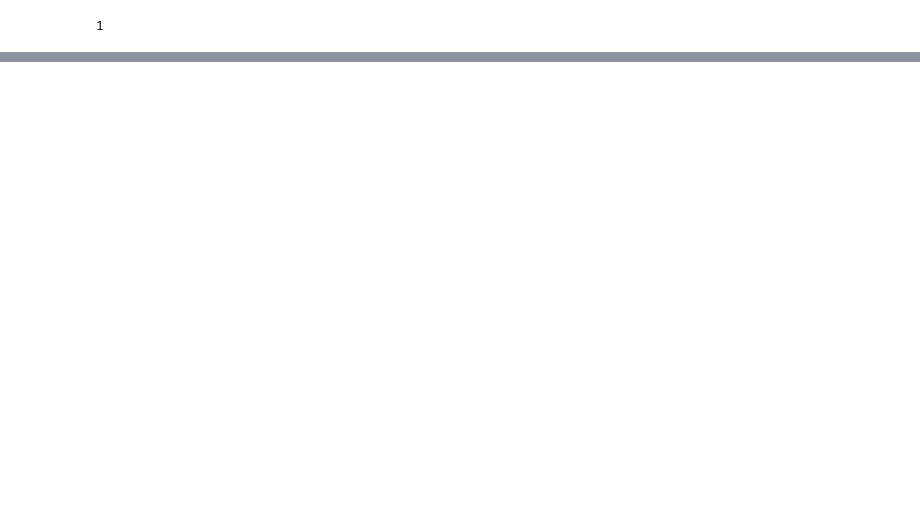
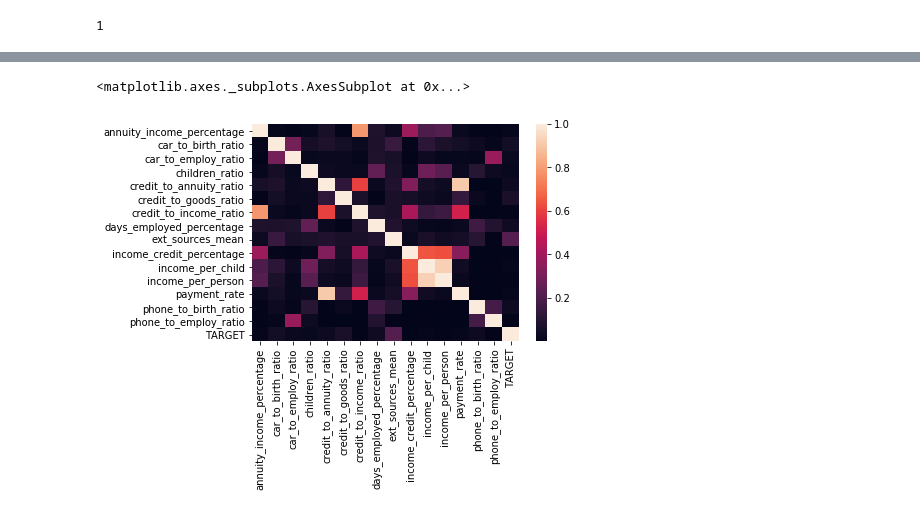
Before and after one commit to minerva-ml/open-solution-home-credit, a Jupyter notebook: notebooks/eda-application.ipynb, the cells around one changed output, grey strips where cells are left out. Drawn from its saved outputs; the diff is of its cells as text; code cells hidden in the pictures; blank space fills up the shorter version.

Commit message:
explored application features

```diff
--- a/notebooks/eda-application.ipynb
+++ b/notebooks/eda-application.ipynb
@@ -4,5 +4,5 @@ from sklearn.externals import joblib
 %matplotlib inline
 import seaborn as sns
 
-application = pd.read_csv('/mnt/ml-team/minerva/open-solutions/home-credit/files/unzipped_data/application_train.csv', nrows=1000)
+X = pd.read_csv('/mnt/ml-team/minerva/open-solutions/home-credit/files/unzipped_data/application_train.csv')
 # %%
@@ -21,0 +28,35 @@ application[application['DAYS_EMPLOYED'].sort_values(ascending=False) / 365. > 5
+# %%
+X['annuity_income_percentage'] = X['AMT_ANNUITY'] / X['AMT_INCOME_TOTAL']
+X['car_to_birth_ratio'] = X['OWN_CAR_AGE'] / X['DAYS_BIRTH']
+X['car_to_employ_ratio'] = X['OWN_CAR_AGE'] / X['DAYS_EMPLOYED']
+X['children_ratio'] = X['CNT_CHILDREN'] / X['CNT_FAM_MEMBERS']
+X['credit_to_annuity_ratio'] = X['AMT_CREDIT'] / X['AMT_ANNUITY']
+X['credit_to_goods_ratio'] = X['AMT_CREDIT'] / X['AMT_GOODS_PRICE']
+X['credit_to_income_ratio'] = X['AMT_CREDIT'] / X['AMT_INCOME_TOTAL']
+X['days_employed_percentage'] = X['DAYS_EMPLOYED'] / X['DAYS_BIRTH']
+X['ext_sources_mean'] = X[['EXT_SOURCE_1', 'EXT_SOURCE_2', 'EXT_SOURCE_3']].mean(axis=1)
+X['income_credit_percentage'] = X['AMT_INCOME_TOTAL'] / X['AMT_CREDIT']
+X['income_per_child'] = X['AMT_INCOME_TOTAL'] / (1 + X['CNT_CHILDREN'])
+X['income_per_person'] = X['AMT_INCOME_TOTAL'] / X['CNT_FAM_MEMBERS']
+X['payment_rate'] = X['AMT_ANNUITY'] / X['AMT_CREDIT']
+X['phone_to_birth_ratio'] = X['DAYS_LAST_PHONE_CHANGE'] / X['DAYS_BIRTH']
+X['phone_to_employ_ratio'] = X['DAYS_LAST_PHONE_CHANGE'] / X['DAYS_EMPLOYED']
+# %%
+engineered_numerical_columns = ['annuity_income_percentage',
+                                 'car_to_birth_ratio',
+                                 'car_to_employ_ratio',
+                                 'children_ratio',
+                                 'credit_to_annuity_ratio',
+                                 'credit_to_goods_ratio',
+                                 'credit_to_income_ratio',
+                                 'days_employed_percentage',
+                                 'ext_sources_mean',
+                                 'income_credit_percentage',
+                                 'income_per_child',
+                                 'income_per_person',
+                                 'payment_rate',
+                                 'phone_to_birth_ratio',
+                                 'phone_to_employ_ratio']
+# %%
+X_eng = X[engineered_numerical_columns + ['TARGET']]
+X_eng_corr = abs(X_eng.corr())
@@ -21,0 +83,7 @@ application[application['DAYS_EMPLOYED'].sort_values(ascending=False) / 365. > 5
+# %%
+sns.heatmap(X_eng_corr,
+            xticklabels=X_eng_corr.columns,
+            yticklabels=X_eng_corr.columns)
+# %% [output]
+<matplotlib.axes._subplots.AxesSubplot at 0x...>
+[figure, added]
```
Also changed, not shown: parts of 6 cells of this notebook.
